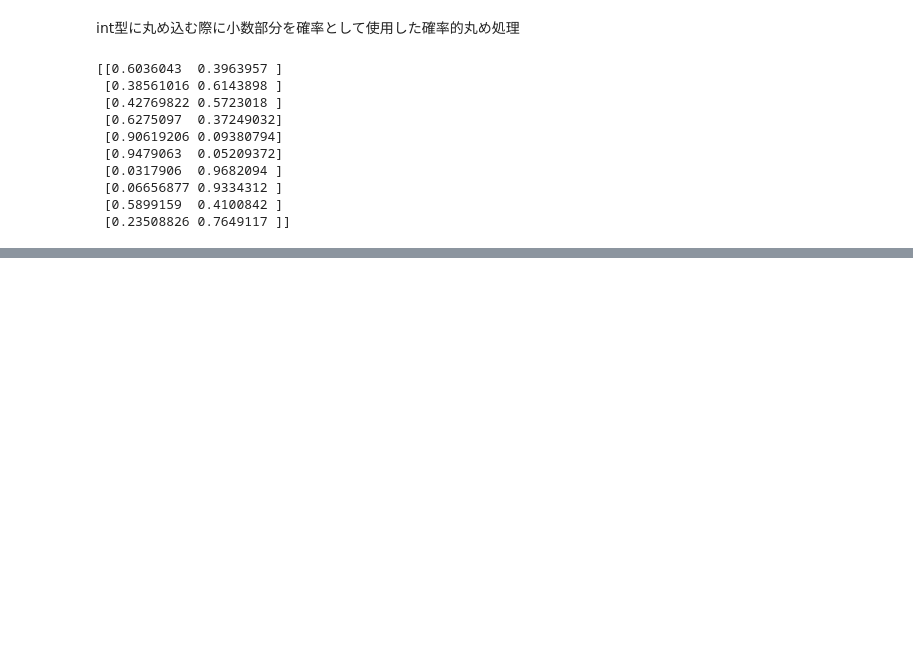
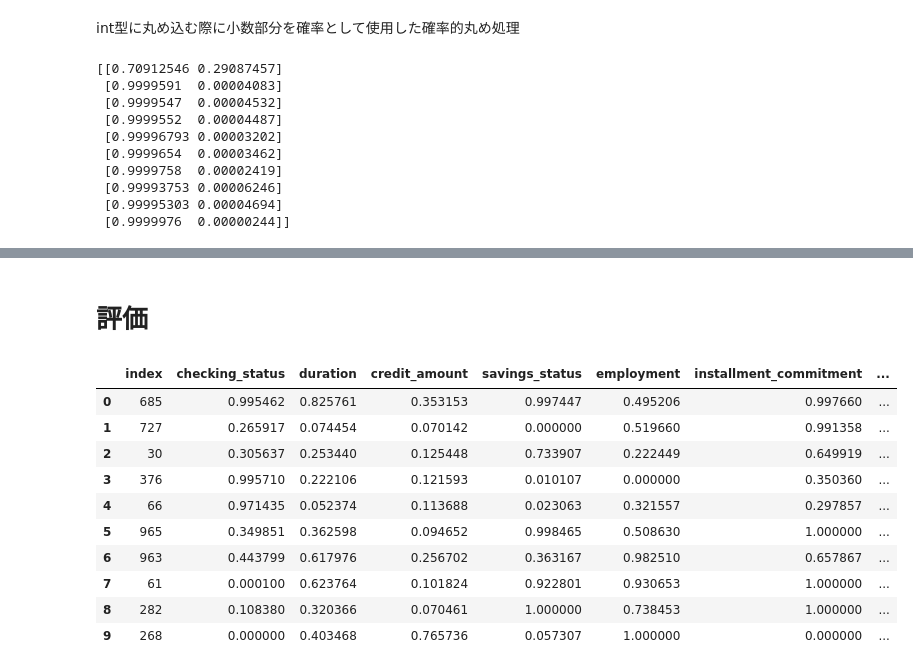
Before and after one commit to ShotaArima/lowprofool_x86, a Jupyter notebook: src/Propose-Method3.ipynb, the cells around one changed output, grey strips where cells are left out. Saved outputs shown, nothing was run; the diff lists cells and outputs as text; code cells hidden in the pictures; blank space fills up the shorter version.

```diff
--- a/src/Propose-Method3.ipynb
+++ b/src/Propose-Method3.ipynb
@@ -857,24 +840,24 @@ decimal_part = df_adv_lpf_copy - floor
 random_nums = np.random.random(size=df_adv_lpf_copy.shape)
 df_adv_lpf_int = (floor + (random_nums < decimal_part)).astype(int)
 
-scaler, df_adv_lpf_int_normal, bounds = normalize(df_adv_lpf_int, 'orig_pred', feature_names, bounds, config['Scaler'])
+scaler, df_adv_lpf_int_normal_pred, bounds = normalize(df_adv_lpf_int, 'orig_pred', feature_names, bounds, config['Scaler'])
 
 
-df_adv_lpf_int_test = torch.FloatTensor(df_adv_lpf_int_normal[feature_names].values)
+df_adv_lpf_int_test = torch.FloatTensor(df_adv_lpf_int_normal_pred[feature_names].values)
 y_pred_lpf = model.forward(df_adv_lpf_int_test)
 y_pred_lpf =y_pred_lpf.detach().cpu().numpy()
 print(y_pred_lpf)
 # %% [output]
-[[0.6036043  0.3963957 ]
- [0.38561016 0.6143898 ]
- [0.42769822 0.5723018 ]
- [0.6275097  0.37249032]
- [0.90619206 0.09380794]
- [0.9479063  0.05209372]
- [0.0317906  0.9682094 ]
- [0.06656877 0.9334312 ]
- [0.5899159  0.4100842 ]
- [0.23508826 0.7649117 ]]
+[[0.70912546 0.29087457]
+ [0.9999591  0.00004083]
+ [0.9999547  0.00004532]
+ [0.9999552  0.00004487]
+ [0.99996793 0.00003202]
+ [0.9999654  0.00003462]
+ [0.9999758  0.00002419]
+ [0.99993753 0.00006246]
+ [0.99995303 0.00004694]
+ [0.9999976  0.00000244]]
 # %%
 # オリジナルのサンプルについてモデルの予測結果
 df_combined_pred[df_combined_pred['index'].isin(arrs)].sort_values('index')
@@ -890,3 +873,20 @@ df_combined_pred[df_combined_pred['index'].isin(arrs)].sort_values('index')
 | 122 | 727 | 0.000000 | 0.205882 | 0.089799 | 0.00 | 0.50 | 1.000000 | ... |
 | 198 | 963 | 1.000000 | 0.294118 | 0.118136 | 0.50 | 1.00 | 0.666667 | ... |
 | 161 | 965 | 0.333333 | 0.382353 | 0.080610 | 1.00 | 0.50 | 1.000000 | ... |
+# %% [markdown]
+# 評価
+# %%
+df_adv_lpf1 = df_adv_lpf.rename(columns={'Unnamed: 0': 'index'})
+df_adv_lpf1
+# %% [output]
+|  | index | checking_status | duration | credit_amount | savings_status | employment | installment_commitment | ... |
+| 0 | 685 | 0.995462 | 0.825761 | 0.353153 | 0.997447 | 0.495206 | 0.997660 | ... |
+| 1 | 727 | 0.265917 | 0.074454 | 0.070142 | 0.000000 | 0.519660 | 0.991358 | ... |
+| 2 | 30 | 0.305637 | 0.253440 | 0.125448 | 0.733907 | 0.222449 | 0.649919 | ... |
+| 3 | 376 | 0.995710 | 0.222106 | 0.121593 | 0.010107 | 0.000000 | 0.350360 | ... |
+| 4 | 66 | 0.971435 | 0.052374 | 0.113688 | 0.023063 | 0.321557 | 0.297857 | ... |
+| 5 | 965 | 0.349851 | 0.362598 | 0.094652 | 0.998465 | 0.508630 | 1.000000 | ... |
+| 6 | 963 | 0.443799 | 0.617976 | 0.256702 | 0.363167 | 0.982510 | 0.657867 | ... |
+| 7 | 61 | 0.000100 | 0.623764 | 0.101824 | 0.922801 | 0.930653 | 1.000000 | ... |
+| 8 | 282 | 0.108380 | 0.320366 | 0.070461 | 1.000000 | 0.738453 | 1.000000 | ... |
+| 9 | 268 | 0.000000 | 0.403468 | 0.765736 | 0.057307 | 1.000000 | 0.000000 | ... |
```
Also changed, not shown: parts of 26 cells of this notebook.
